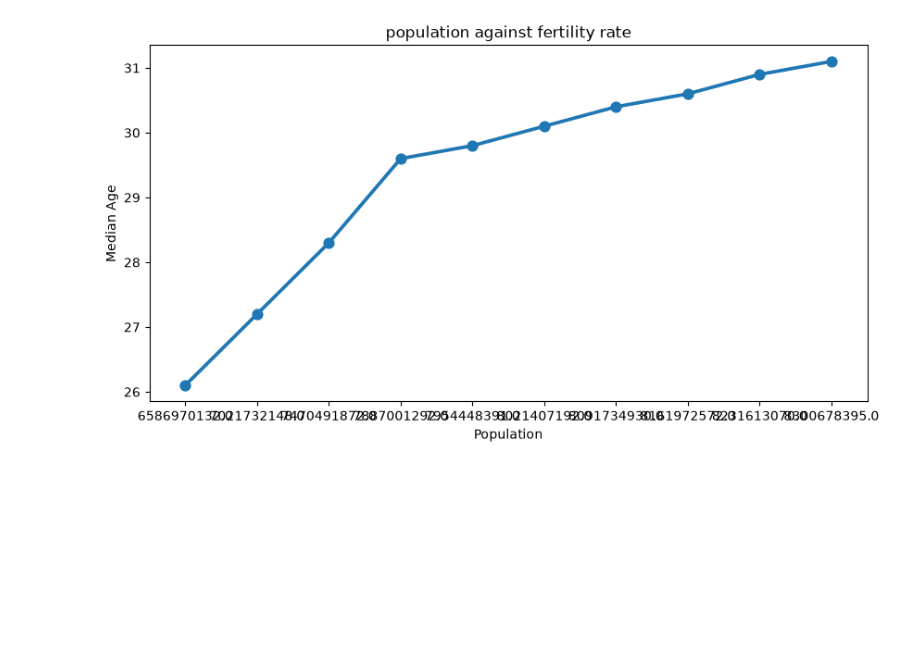
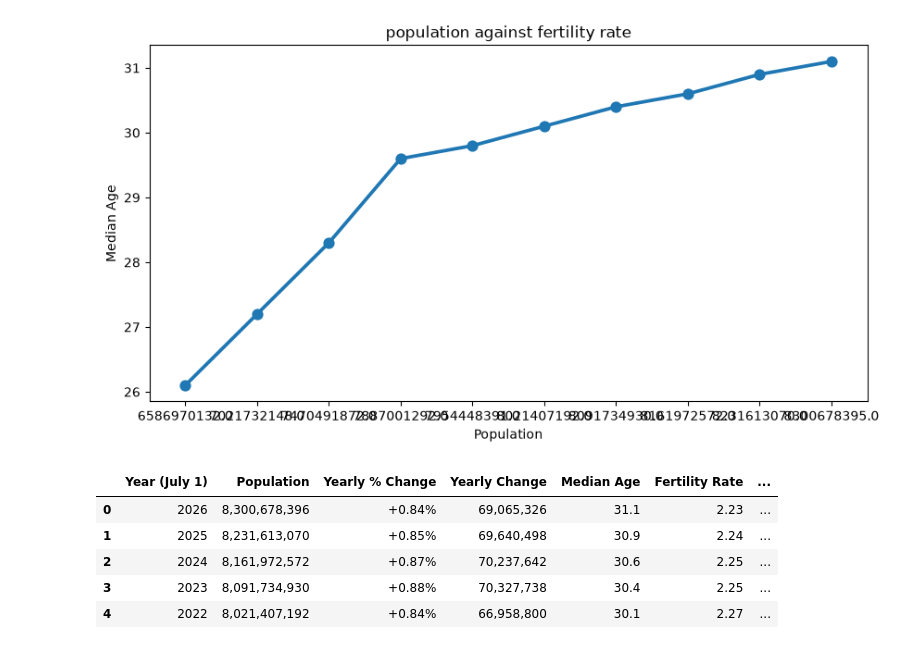
Before and after one commit to xprogram24/projects-py, a Jupyter notebook: worlddata/worldPopulation.ipynb, the cells around one changed output. Saved outputs shown, nothing was run; the diff lists cells and outputs as text; code cells hidden in the pictures; blank space fills up the shorter version.

```diff
--- a/worlddata/worldPopulation.ipynb
+++ b/worlddata/worldPopulation.ipynb
@@ -136,3 +138,12 @@ plt.show()
 [figure]
 # %%
 df.to_csv("worldometers_population.csv", index=False)
+# %%
+df.head()
+# %% [output]
+|  | Year (July 1) | Population | Yearly % Change | Yearly Change | Median Age | Fertility Rate | ... |
+| 0 | 2026 | 8,300,678,396 | +0.84% | 69,065,326 | 31.1 | 2.23 | ... |
+| 1 | 2025 | 8,231,613,070 | +0.85% | 69,640,498 | 30.9 | 2.24 | ... |
+| 2 | 2024 | 8,161,972,572 | +0.87% | 70,237,642 | 30.6 | 2.25 | ... |
+| 3 | 2023 | 8,091,734,930 | +0.88% | 70,327,738 | 30.4 | 2.25 | ... |
+| 4 | 2022 | 8,021,407,192 | +0.84% | 66,958,800 | 30.1 | 2.27 | ... |
```
Also changed, not shown: parts of 4 cells of this notebook, 21 other files.
